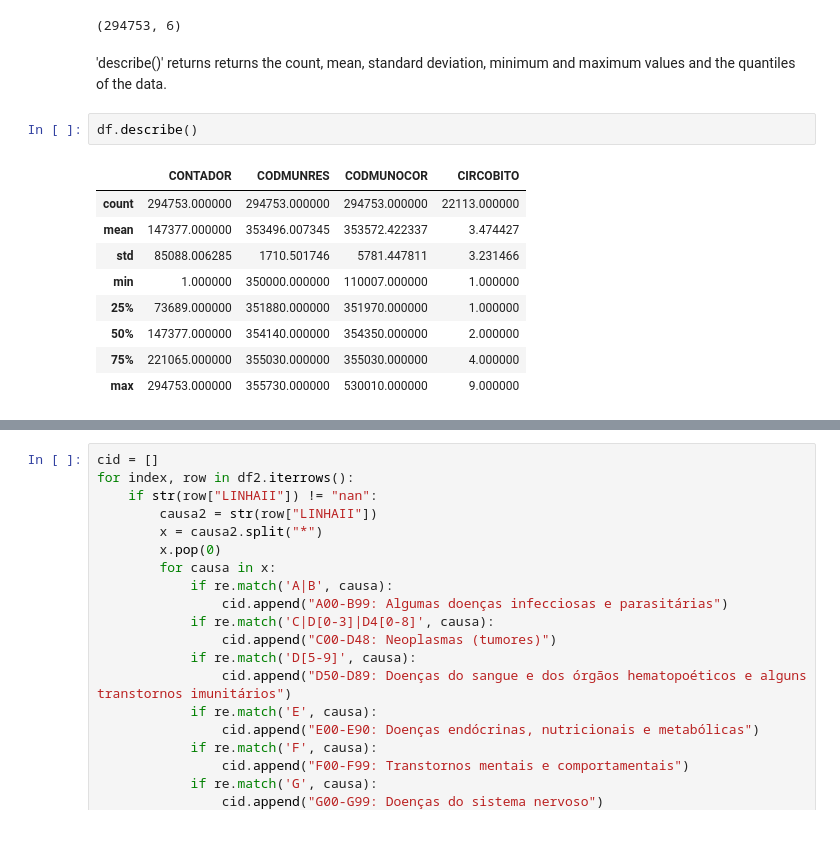
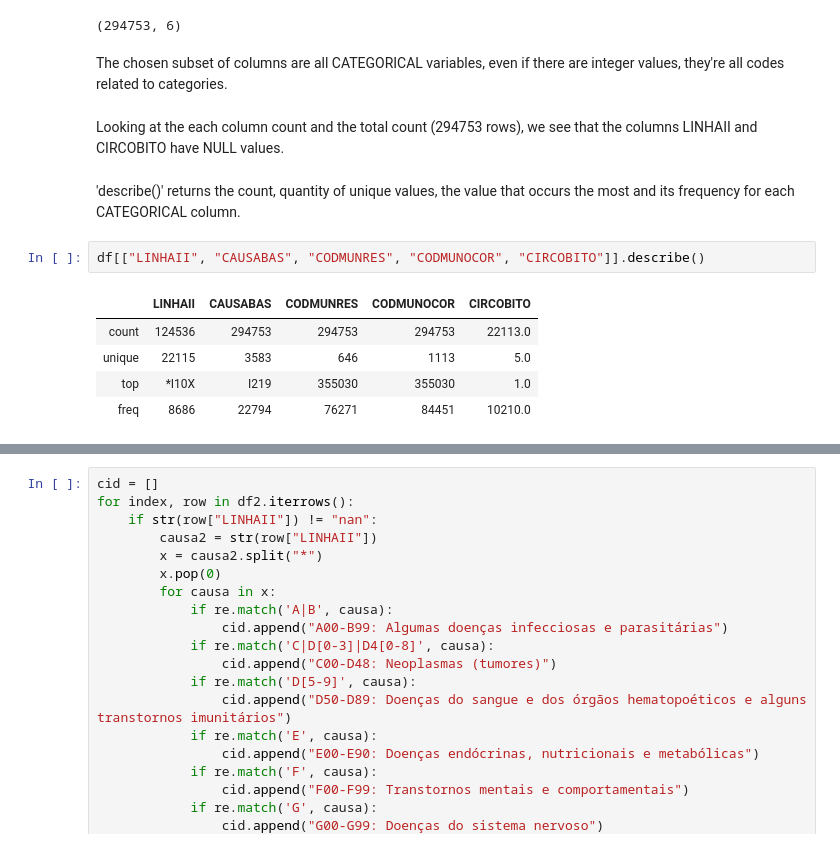
Before and after one commit to pypas/suicities-datasus, a Jupyter notebook: EDA_TCC.ipynb, the cells around one changed output, grey strips where cells are left out. Cells and saved outputs as stored; diff of their text form.

```diff
--- a/EDA_TCC.ipynb
+++ b/EDA_TCC.ipynb
@@ -29,17 +49,17 @@ df.head()
 df.shape
 # %% [output]
 (294753, 6)
-# %% [markdown]
-'describe()' returns returns the count, mean, standard deviation, minimum and maximum values and the quantiles of the data.
-# %%
-df.describe()
-# %% [output]
-|  | CONTADOR | CODMUNRES | CODMUNOCOR | CIRCOBITO |
-| count | 294753.000000 | 294753.000000 | 294753.000000 | 22113.000000 |
-| mean | 147377.000000 | 353496.007345 | 353572.422337 | 3.474427 |
-| std | 85088.006285 | 1710.501746 | 5781.447811 | 3.231466 |
-| min | 1.000000 | 350000.000000 | 110007.000000 | 1.000000 |
-| 25% | 73689.000000 | 351880.000000 | 351970.000000 | 1.000000 |
-| 50% | 147377.000000 | 354140.000000 | 354350.000000 | 2.000000 |
-| 75% | 221065.000000 | 355030.000000 | 355030.000000 | 4.000000 |
-| max | 294753.000000 | 355730.000000 | 530010.000000 | 9.000000 |
+# %% [markdown]
+The chosen subset of columns are all CATEGORICAL variables, even if there are integer values, they're all codes related to categories.
+# %% [markdown]
+Looking at the each column count and the total count (294753 rows), we see that the columns LINHAII and CIRCOBITO have NULL values.
+# %% [markdown]
+'describe()' returns the count, quantity of unique values, the value that occurs the most and its frequency for each CATEGORICAL column.
+# %%
+df[["LINHAII", "CAUSABAS", "CODMUNRES", "CODMUNOCOR", "CIRCOBITO"]].describe()
+# %% [output]
+|  | LINHAII | CAUSABAS | CODMUNRES | CODMUNOCOR | CIRCOBITO |
+| count | 124536 | 294753 | 294753 | 294753 | 22113.0 |
+| unique | 22115 | 3583 | 646 | 1113 | 5.0 |
+| top | *I10X | I219 | 355030 | 355030 | 1.0 |
+| freq | 8686 | 22794 | 76271 | 84451 | 10210.0 |
```
Also changed, not shown: parts of 15 cells of this notebook, 1 other file.
